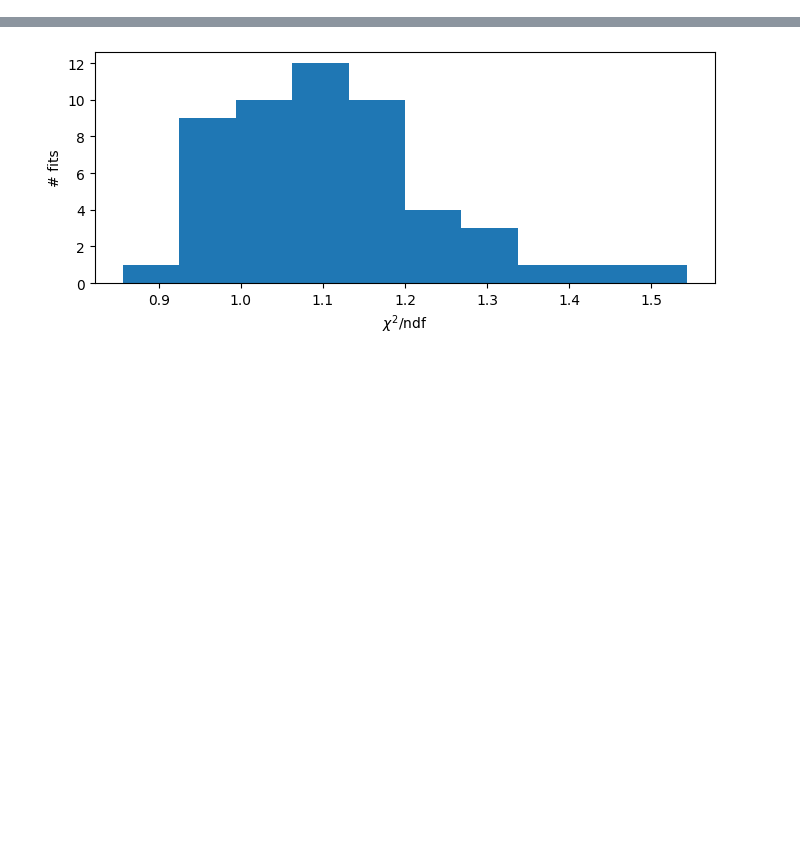
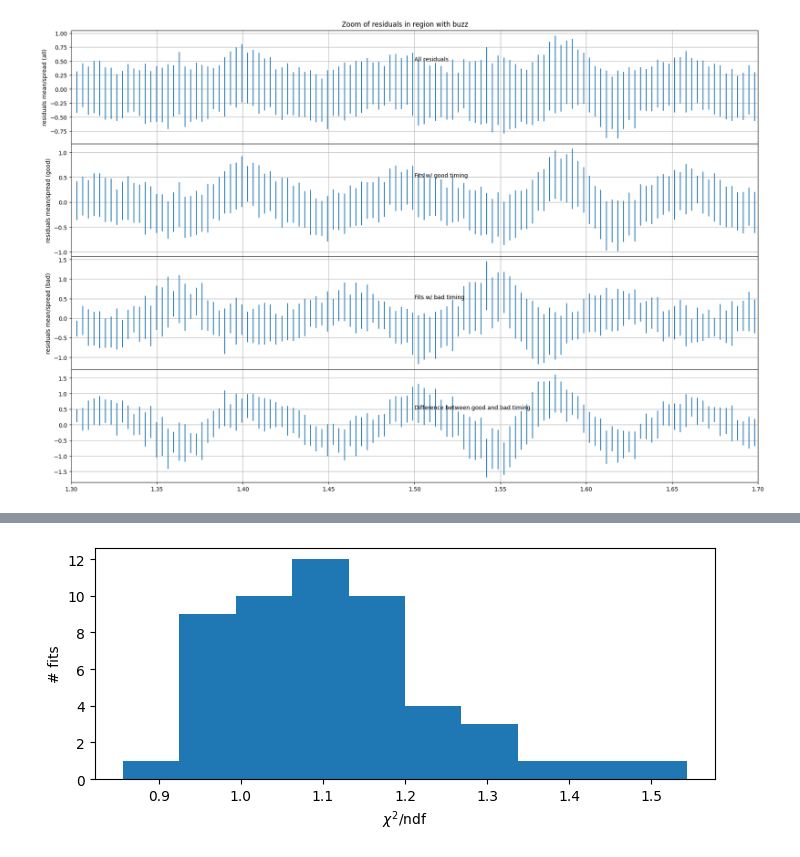
Before and after one commit to egede/pulsar-timing, a Jupyter notebook: fit.ipynb, the cells around one changed output, grey strips where cells are left out. Drawn from its saved outputs; the diff is of its cells as text; code cells hidden in the pictures; blank space fills up the shorter version.

```diff
--- a/fit.ipynb
+++ b/fit.ipynb
@@ -163,0 +186,25 @@ ax4.text(2.3, 2.7, 'Difference between good and bad timing');
+# %%
+fig, (ax1, ax2, ax3, ax4) = plt.subplots(4, figsize=(18,12), sharex=True, gridspec_kw={'hspace':0})
+fig.suptitle("Zoom of residuals in region with buzz")
+ax1.set(ylabel="residuals mean/spread (all)")
+ax1.errorbar(time_bin,mean_all,spread_all, linestyle='')
+ax1.set_xlim(1.3, 1.7)
+ax1.grid()
+ax1.text(1.5, 0.5, 'All residuals')
+
+ax2.set(ylabel="residuals mean/spread (good)")
+ax2.errorbar(time_bin,mean_good,spread_good, linestyle='')
+ax2.grid()
+ax2.text(1.5, 0.5, 'Fits w/ good timing')
+
+ax3.set(ylabel="residuals mean/spread (bad)")
+ax3.errorbar(time_bin,mean_bad,spread_bad, linestyle='')
+ax3.grid()
+ax3.text(1.5, 0.5, 'Fits w/ bad timing')
+
+ax4.errorbar(time_bin,mean_good - mean_bad,spread_bad, linestyle='')
+ax4.grid()
+ax4.text(1.5, 0.5, 'Difference between good and bad timing')
+plt.tight_layout();
+# %% [output]
+[figure, added]
```
Also changed, not shown: parts of 27 cells of this notebook.
